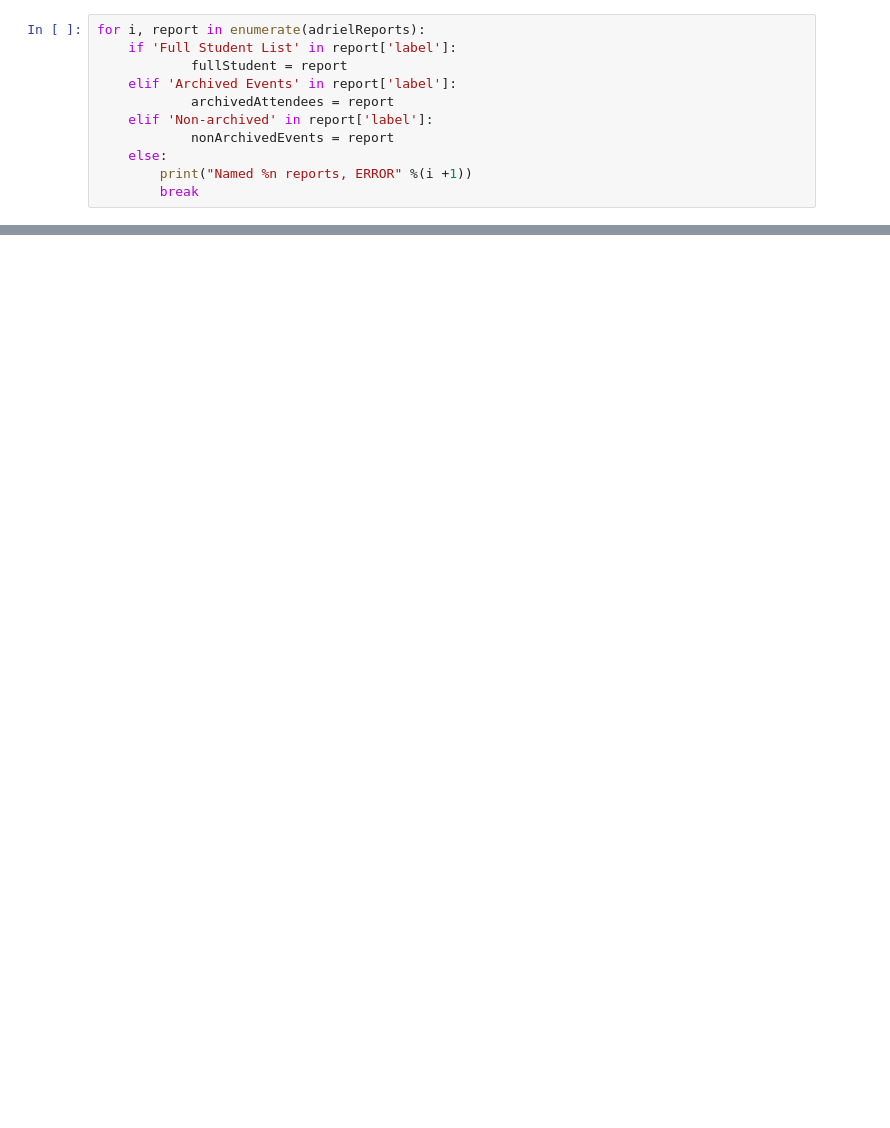
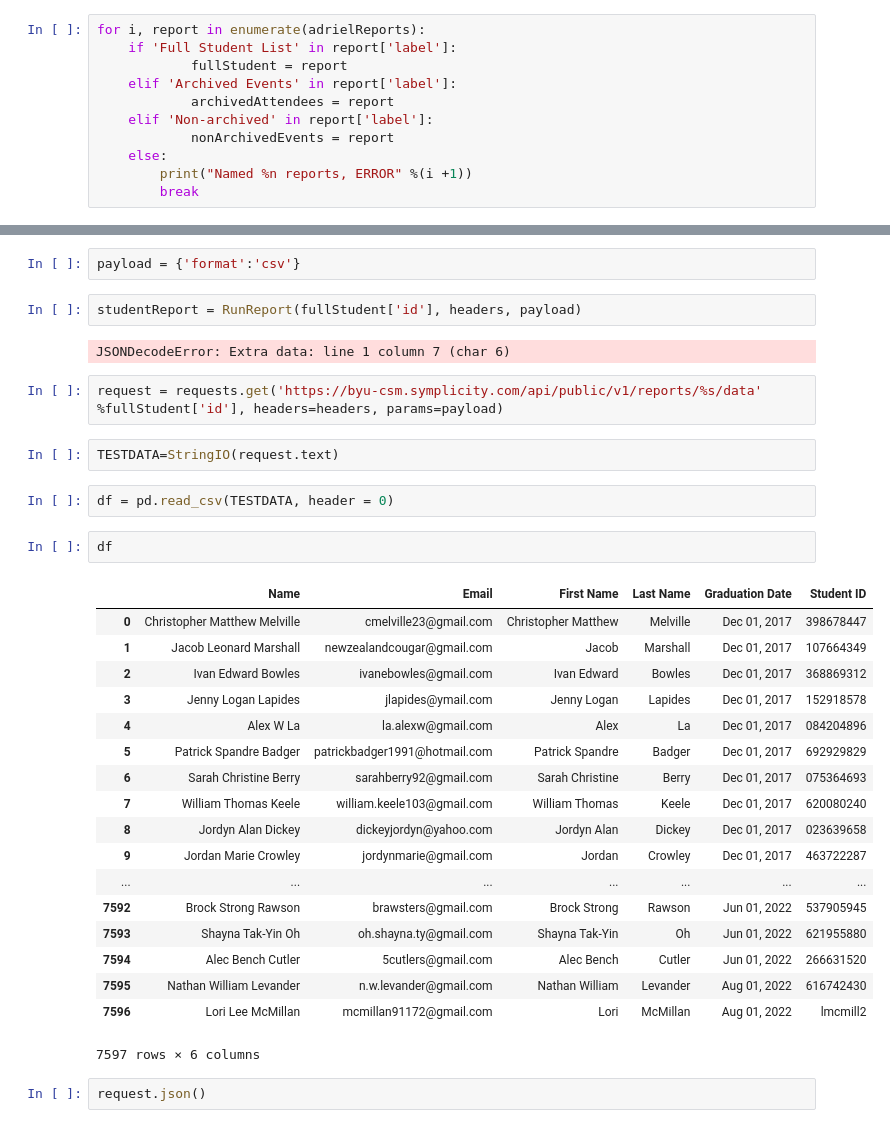
Before and after one commit to AdrielC/CSM-Automated-Reports, a Jupyter notebook: Bridge REST/Bridge REST main.ipynb, the cells around one changed output, grey strips where cells are left out. Saved outputs shown, nothing was run; the diff lists cells and outputs as text; blank space fills up the shorter version.

Commit message:
Fixed issue with reportRun trailing data error

```diff
--- a/Bridge REST/Bridge REST main.ipynb
+++ b/Bridge REST/Bridge REST main.ipynb
@@ -133,0 +103,35 @@ fullStudent
+# %%
+payload = {'format':'csv'}
+# %%
+studentReport = RunReport(fullStudent['id'], headers, payload)
+# %% [output]
+JSONDecodeError: Extra data: line 1 column 7 (char 6)
+# %%
+request = requests.get('https://byu-csm.symplicity.com/api/public/v1/reports/%s/data' %fullStudent['id'], headers=headers, params=payload)
+# %%
+TESTDATA=StringIO(request.text)
+# %%
+df = pd.read_csv(TESTDATA, header = 0)
+# %%
+df
+# %% [output]
+|  | Name | Email | First Name | Last Name | Graduation Date | Student ID |
+| 0 | Christopher Matthew Melville | cmelville23@gmail.com | Christopher Matthew | Melville | Dec 01, 2017 | 398678447 |
+| 1 | Jacob Leonard Marshall | newzealandcougar@gmail.com | Jacob | Marshall | Dec 01, 2017 | 107664349 |
+| 2 | Ivan Edward Bowles | ivanebowles@gmail.com | Ivan Edward | Bowles | Dec 01, 2017 | 368869312 |
+| 3 | Jenny Logan Lapides | jlapides@ymail.com | Jenny Logan | Lapides | Dec 01, 2017 | 152918578 |
+| 4 | Alex W La | la.alexw@gmail.com | Alex | La | Dec 01, 2017 | 084204896 |
+| 5 | Patrick Spandre Badger | patrickbadger1991@hotmail.com | Patrick Spandre | Badger | Dec 01, 2017 | 692929829 |
+| 6 | Sarah Christine Berry | sarahberry92@gmail.com | Sarah Christine | Berry | Dec 01, 2017 | 075364693 |
+| 7 | William Thomas Keele | william.keele103@gmail.com | William Thomas | Keele | Dec 01, 2017 | 620080240 |
+| 8 | Jordyn Alan Dickey | dickeyjordyn@yahoo.com | Jordyn Alan | Dickey | Dec 01, 2017 | 023639658 |
+| 9 | Jordan Marie Crowley | jordynmarie@gmail.com | Jordan | Crowley | Dec 01, 2017 | 463722287 |
+| ... | ... | ... | ... | ... | ... | ... |
+| 7592 | Brock Strong Rawson | brawsters@gmail.com | Brock Strong | Rawson | Jun 01, 2022 | 537905945 |
+| 7593 | Shayna Tak-Yin Oh | oh.shayna.ty@gmail.com | Shayna Tak-Yin | Oh | Jun 01, 2022 | 621955880 |
+| 7594 | Alec Bench Cutler | 5cutlers@gmail.com | Alec Bench | Cutler | Jun 01, 2022 | 266631520 |
+| 7595 | Nathan William Levander | n.w.levander@gmail.com | Nathan William | Levander | Aug 01, 2022 | 616742430 |
+| 7596 | Lori Lee McMillan | mcmillan91172@gmail.com | Lori | McMillan | Aug 01, 2022 | lmcmill2 |
+7597 rows × 6 columns
+# %%
+request.json()
```
Also changed, not shown: parts of 5 cells of this notebook, 1 other file.
